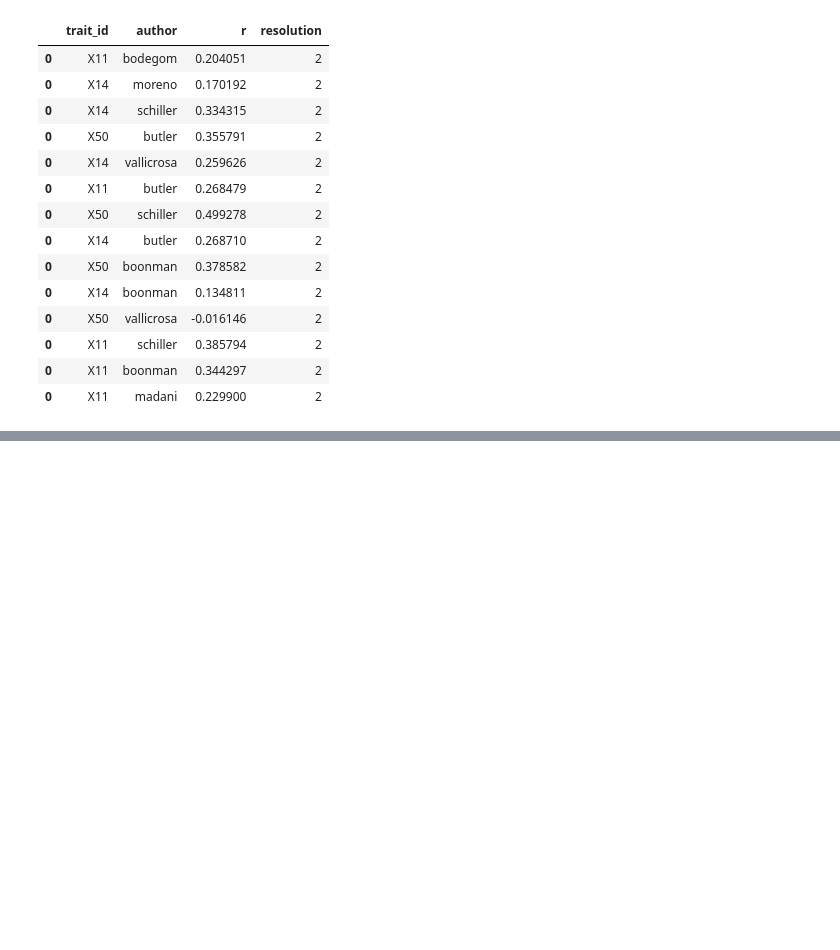
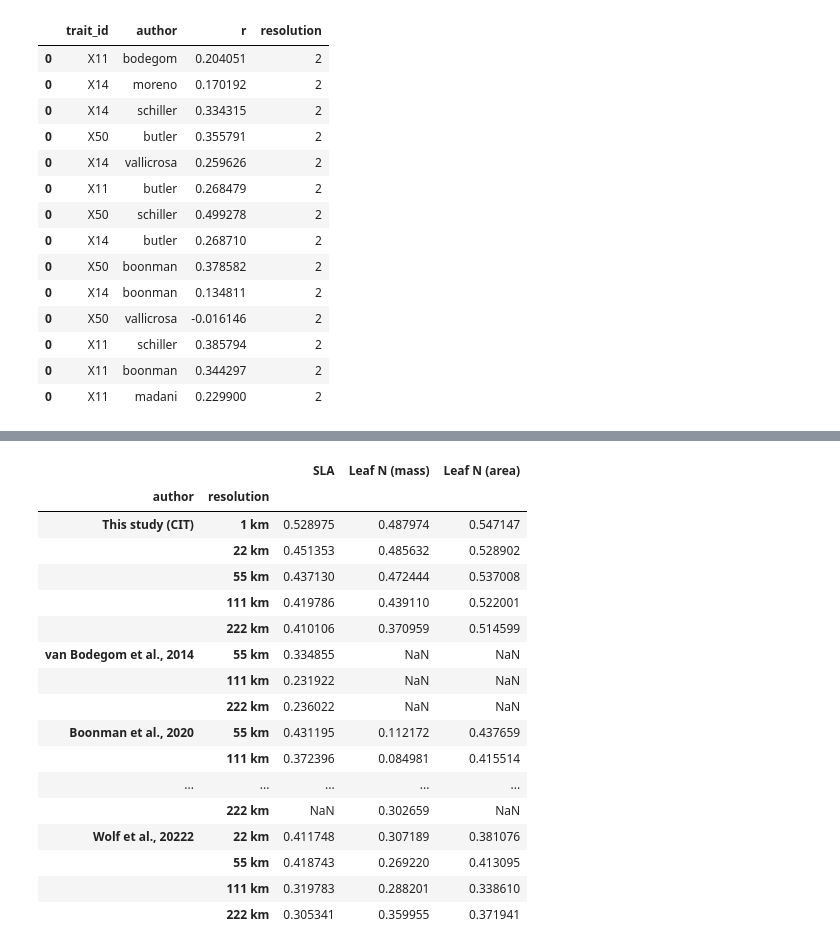
Before and after one commit to GeoSense-Freiburg/cit-sci-traits, a Jupyter notebook: notebooks/2-1_model_analysis/2-1-3_product-comparison.ipynb, the cells around one changed output, grey strips where cells are left out. Drawn from its saved outputs; the diff is of its cells as text; code cells hidden in the pictures; blank space fills up the shorter version.

```diff
--- a/notebooks/2-1_model_analysis/2-1-3_product-comparison.ipynb
+++ b/notebooks/2-1_model_analysis/2-1-3_product-comparison.ipynb
@@ -246,0 +337,5 @@ author & resolution &  &  &  \\
+# %%
+merged = pd.concat([all_results, other_prods], ignore_index=True).astype(
+    {"resolution": str}
+)
+merged
@@ -246,0 +356,3 @@ author & resolution &  &  &  \\
+# %%
+merged["resolution"] = merged.resolution.map(lambda x: int(x.split("km")[0]))
+merged
@@ -246,0 +373,59 @@ author & resolution &  &  &  \\
+# %%
+# Set resolution as a top-level header and trait_id as the second-level header, where the column values are the r values and the rows are the authors
+from src.utils.trait_utils import get_trait_name_from_id
+
+
+pivot = merged.pivot_table(
+    index=["author", "resolution"], columns=["trait_id"], values="r"
+)[["X3117", "X14", "X50"]]
+
+# Rearrange the second level of columns
+
+pivot.columns = [get_trait_name_from_id(trait_id)[0] for trait_id in pivot.columns]
+# pivot.columns = pd.MultiIndex.from_tuples(
+#     [(get_trait_name_from_id(trait_id)[0], res) for trait_id, res in pivot.columns]
+# )
+
+author_mapping = {
+    "CIT": "This study (CIT)",
+    "bodegom": "van Bodegom et al., 2014",
+    "boonman": "Boonman et al., 2020",
+    "butler": "Butler et al., 2017",
+    "madani": "Madani et al., 2018",
+    "moreno": "Moreno et al., 2018",
+    "schiller": "Schiller et al., 2021",
+    "vallicrosa": "Vallicrosa et al., 2022",
+    "wolf": "Wolf et al., 20222",
+}
+
+resolution_mapping = {
+    1: "1 km",
+    22: "22 km",
+    55: "55 km",
+    111: "111 km",
+    222: "222 km"
+}
+
+# The indices are now author, resolution. Map them using the above mappings
+pivot.index = pivot.index.map(lambda x: (author_mapping[x[0]], resolution_mapping[x[1]]))
+
+pivot
+# %% [output]
+|  |  | SLA | Leaf N (mass) | Leaf N (area) |
+| author | resolution |  |  |  |
+| This study (CIT) | 1 km | 0.528975 | 0.487974 | 0.547147 |
+|  | 22 km | 0.451353 | 0.485632 | 0.528902 |
+|  | 55 km | 0.437130 | 0.472444 | 0.537008 |
+|  | 111 km | 0.419786 | 0.439110 | 0.522001 |
+|  | 222 km | 0.410106 | 0.370959 | 0.514599 |
+| van Bodegom et al., 2014 | 55 km | 0.334855 | NaN | NaN |
+|  | 111 km | 0.231922 | NaN | NaN |
+|  | 222 km | 0.236022 | NaN | NaN |
+| Boonman et al., 2020 | 55 km | 0.431195 | 0.112172 | 0.437659 |
+|  | 111 km | 0.372396 | 0.084981 | 0.415514 |
+| ... | ... | ... | ... | ... |
+|  | 222 km | NaN | 0.302659 | NaN |
+| Wolf et al., 20222 | 22 km | 0.411748 | 0.307189 | 0.381076 |
+|  | 55 km | 0.418743 | 0.269220 | 0.413095 |
+|  | 111 km | 0.319783 | 0.288201 | 0.338610 |
+|  | 222 km | 0.305341 | 0.359955 | 0.371941 |
```
Also changed, not shown: parts of 15 cells of this notebook.
